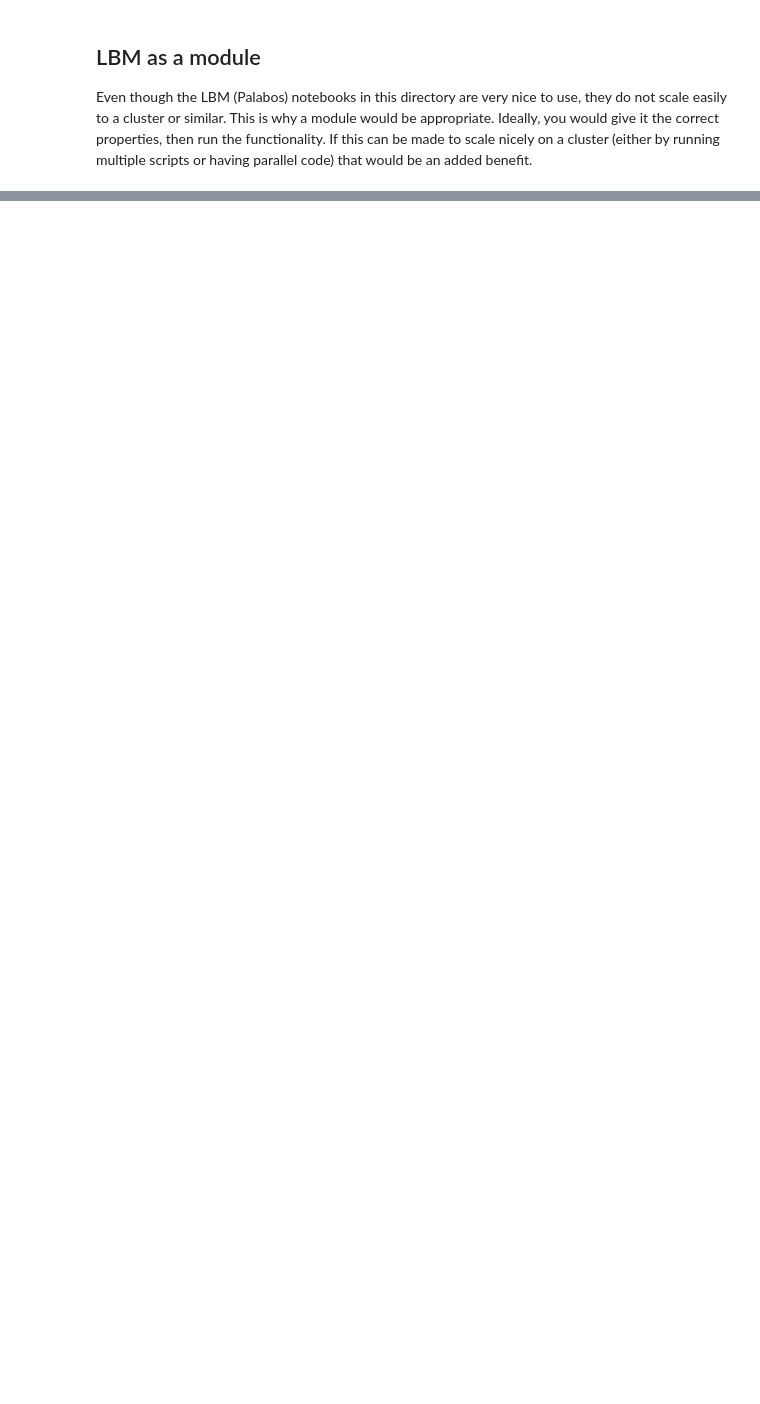
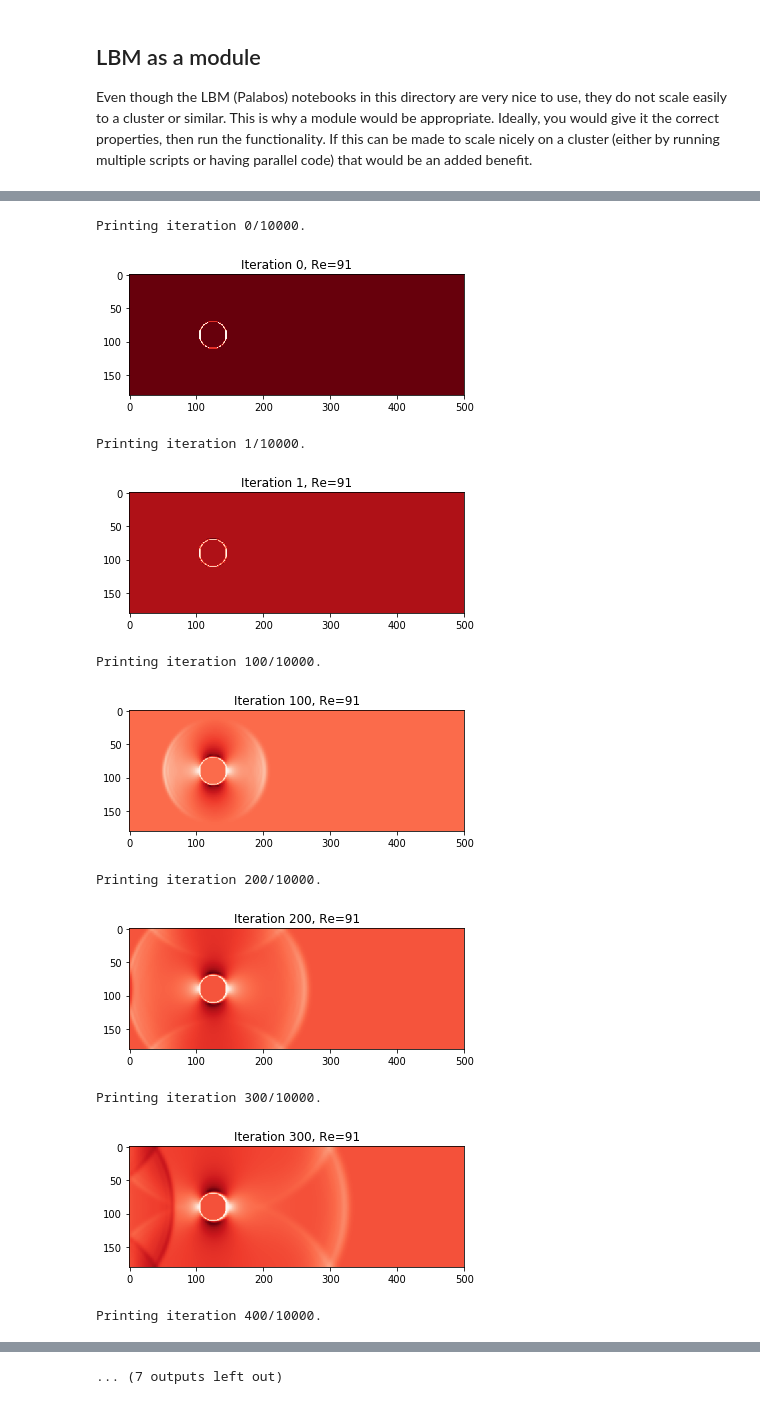
Before and after one commit to daimonie/LatticeBoltzmannD2Q9, a Jupyter notebook: LBM as a module.ipynb, the cells around one changed output, grey strips where cells are left out. Drawn from its saved outputs; the diff is of its cells as text; code cells hidden in the pictures; blank space fills up the shorter version.

```diff
--- a/LBM as a module.ipynb
+++ b/LBM as a module.ipynb
@@ -15,6 +15,19 @@ configuration = {
     "scale": 20,
     "speed": 0.04
 }
+# %%
+#show here or save to file?
+show_visualisation = True
+
+#how many iterations in total
+max_iteration = 10000
+
+#modulo how many pictures
+snap_iteration = 100
+
+#file names
+base_directory = "data/lbm_mod/"
+base_file_name = "karman_sheet"
 # %%
 try:
     simulation = sim.lattice_boltzmann(configuration)
@@ -30,5 +54,5 @@ except:
 # %%
-default_equilibrium = lambda rho, velocity: helper.equilibrium(rho, velocity, configuration["speed"], configuration["horizontal"], configuration["vertical"])
+default_equilibrium = lambda rho, velocity: helper.equilibrium(rho, velocity, configuration["horizontal"], configuration["vertical"])
 
 try:
     simulation.set_equilibrium(default_equilibrium)
@@ -53,0 +75,39 @@ AssertionError: Sizes of $92.10, $92.15, speed_squared do not match on C:\Users\
+# %%
+for iteration in range(max_iteration):
+    try:
+        simulation.propagate()
+    except:
+        print("Propagation failed, what is happening?")
+        break
+        raise
+
+    if iteration%snap_iteration == 0 or iteration==1:
+        print ("Printing iteration %d/%d." %(iteration, max_iteration))
+
+        velocities = simulation.get_velocities ();
+        speed = np.sqrt(velocities[0]**2+velocities[1]**2)
+        try:
+            plt.clf()
+            plt.imshow(speed.transpose(),cmap=cm.Reds)
+            plt.title("Iteration %d, Re=%d" % (iteration, configuration["reynolds"]))
+            if show_visualisation:
+                plt.show()
+            else:
+                plt.savefig("%s/%s_re%d_iteration%d.png" %(base_directory, base_file_name, configuration["reynolds"], iteration))
+            plt.close()
+        except FileNotFoundError:
+            print("Make the directory %s first." % base_directory)
+            break
+            raise
+# %% [output]
+Printing iteration 0/10000.
+[figure, added]
+Printing iteration 1/10000.
+[figure, added]
+Printing iteration 100/10000.
+[figure, added]
+Printing iteration 200/10000.
+[figure, added]
+Printing iteration 300/10000.
+[figure, added]
+Printing iteration 400/10000.
@@ -54,2 +115,3 @@ AssertionError: Sizes of $92.10, $92.15, speed_squared do not match on C:\Users\
+... (7 outputs left out)
 # %%
 print("If this prints, everything worked on reboot")
```
Also changed, not shown: parts of 6 cells of this notebook, 4 other files.
